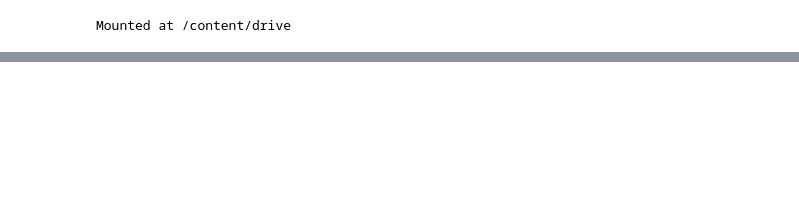
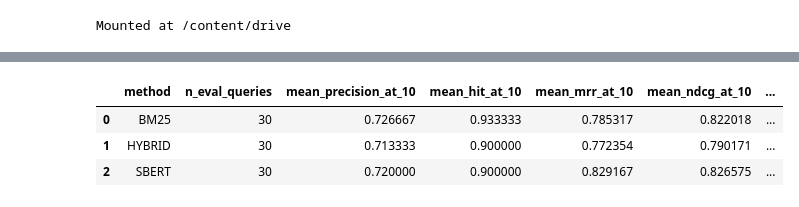
Before and after one commit to DeepLearnRecomSysDataMining/MiningMassiveData, a Jupyter notebook: sematic_search/Sematic_Full_dataset.ipynb, the cells around one changed output, grey strips where cells are left out. Drawn from its saved outputs; the diff is of its cells as text; code cells hidden in the pictures; blank space fills up the shorter version.

```diff
--- a/sematic_search/Sematic_Full_dataset.ipynb
+++ b/sematic_search/Sematic_Full_dataset.ipynb
@@ -721,6 +425,0 @@ display(eval_df.head(10))
-# %%
-for q in ["laptop học lập trình", "tai nghe chống ồn", "màn hình chơi game 27 inch", "chuột không dây văn phòng", "bàn phím cơ"]:
-    r = exact_cosine_search(q, 10)
-    print("\nQUERY:", q)
-    print("LATENCY:", r.attrs.get("latency_seconds"))
-    display(r[["rank", "score", "title", "brand", "category", "price"]])
@@ -849,0 +629,74 @@ print(os.listdir(EXPORT_DIR)[:20])
+# %%
+eval_start = time.time()
+
+if os.path.exists(EVAL_SUMMARY_PATH) and os.path.exists(EVAL_METRICS_PATH) and not FORCE_REBUILD_EVAL:
+    summary_df = pd.read_csv(EVAL_SUMMARY_PATH)
+    metrics_df = pd.read_csv(EVAL_METRICS_PATH)
+    display(summary_df)
+else:
+    con = duckdb.connect(METADATA_DB_PATH, read_only=True)
+    eval_queries = con.execute(f"""
+        SELECT row_id, title, category_key
+        FROM products
+        WHERE title IS NOT NULL
+          AND title <> ''
+          AND category_key IS NOT NULL
+          AND category_key <> ''
+        USING SAMPLE {int(EVAL_QUERY_COUNT)} ROWS
+    """).fetchdf()
+    con.close()
+
+    rows = []
+    methods = ["BM25", "SBERT", "HYBRID"]
+
+    for q in tqdm(eval_queries.itertuples(index=False), total=len(eval_queries), desc="Category evaluation"):
+        query_row_id = int(q.row_id)
+        query_text = str(q.title)
+        truth_category = str(q.category_key)
+
+        for method in methods:
+            t0 = time.time()
+            results = search_products(query_text, method=method, top_k=EVAL_K + 5)
+            results = [(rid, score) for rid, score in results if int(rid) != query_row_id][:EVAL_K]
+            latency = time.time() - t0
+
+            row_ids = [rid for rid, _ in results]
+            meta = fetch_metadata(row_ids)
+            cat_map = {int(r.row_id): str(r.category_key) for r in meta.itertuples(index=False)}
+
+            rels = [1 if cat_map.get(int(rid), "") == truth_category else 0 for rid, _ in results]
+            while len(rels) < EVAL_K:
+                rels.append(0)
+
+            rows.append({
+                "query_row_id": query_row_id,
+                "query_title": query_text,
+                "truth_category_key": truth_category,
+                "method": method,
+                "precision_at_10": float(np.mean(rels[:EVAL_K])),
+                "hit_at_10": float(1 if np.sum(rels[:EVAL_K]) > 0 else 0),
+                "mrr_at_10": float(mrr_at_k(rels[:EVAL_K])),
+                "ndcg_at_10": float(ndcg_at_k(rels[:EVAL_K])),
+                "latency_seconds": float(latency)
+            })
+
+    metrics_df = pd.DataFrame(rows)
+    metrics_df.to_csv(EVAL_METRICS_PATH, index=False)
+
+    summary_df = metrics_df.groupby("method", as_index=False).agg(
+        n_eval_queries=("query_row_id", "count"),
+        mean_precision_at_10=("precision_at_10", "mean"),
+        mean_hit_at_10=("hit_at_10", "mean"),
+        mean_mrr_at_10=("mrr_at_10", "mean"),
+        mean_ndcg_at_10=("ndcg_at_10", "mean"),
+        mean_latency_seconds=("latency_seconds", "mean")
+    )
+    summary_df.to_csv(EVAL_SUMMARY_PATH, index=False)
+
+    display(summary_df)
+    print("elapsed_seconds", round(time.time() - eval_start, 2))
+# %% [output]
+|  | method | n_eval_queries | mean_precision_at_10 | mean_hit_at_10 | mean_mrr_at_10 | mean_ndcg_at_10 | ... |
+| 0 | BM25 | 30 | 0.726667 | 0.933333 | 0.785317 | 0.822018 | ... |
+| 1 | HYBRID | 30 | 0.713333 | 0.900000 | 0.772354 | 0.790171 | ... |
+| 2 | SBERT | 30 | 0.720000 | 0.900000 | 0.829167 | 0.826575 | ... |
```
Also changed, not shown: parts of 18 cells of this notebook.
